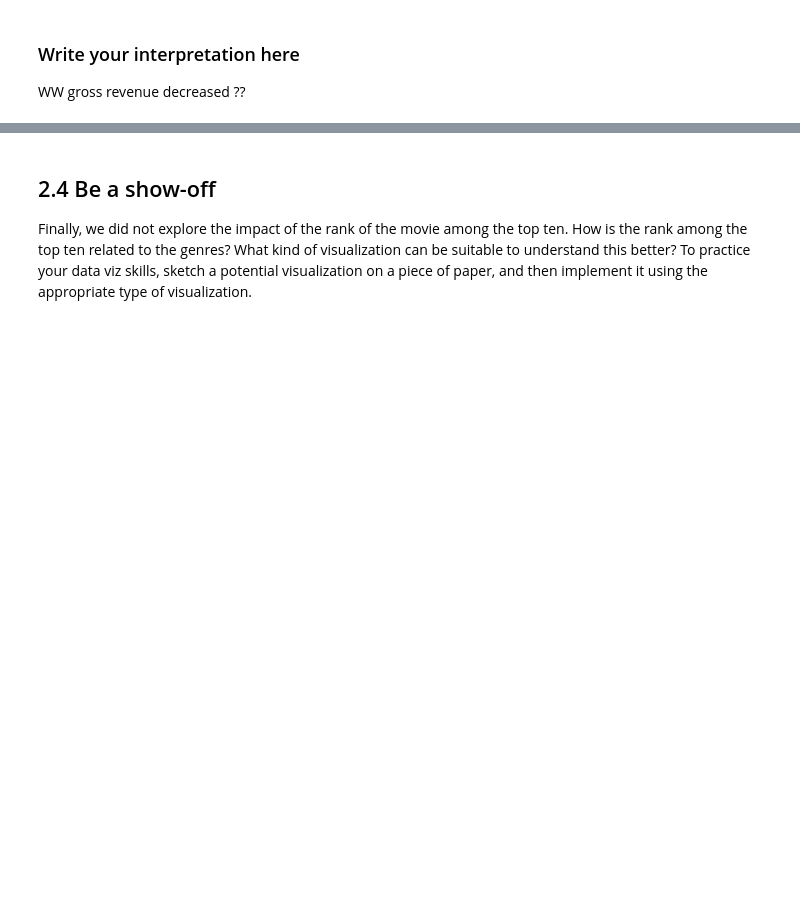
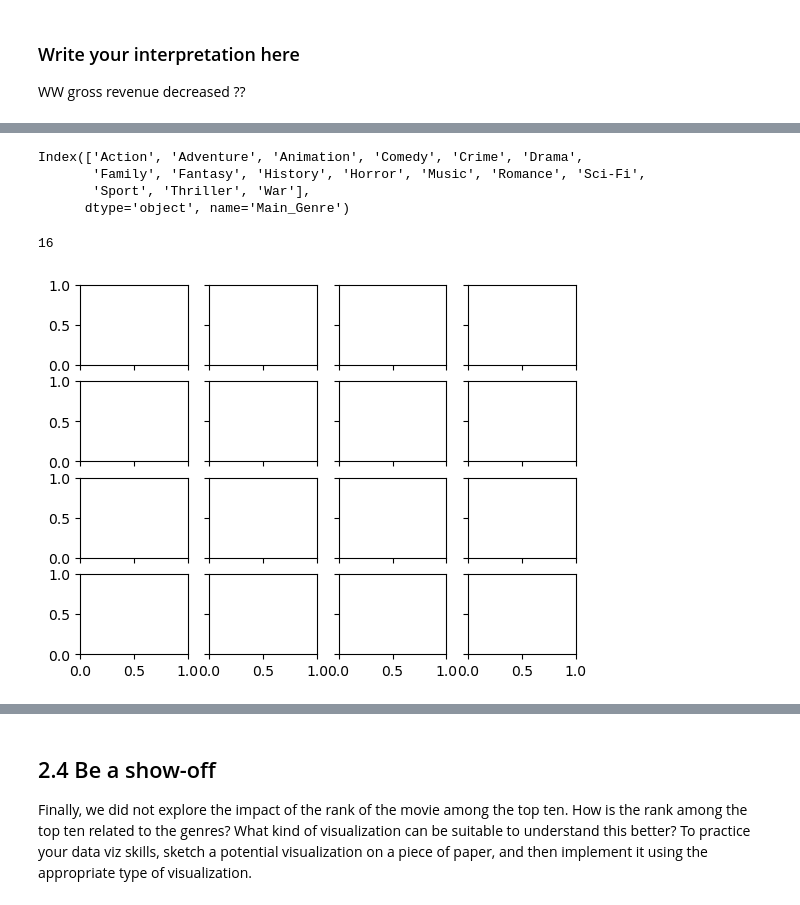
Before and after one commit to CamilleDelgrange/2022, a Jupyter notebook: Tutorials/02 - Data viz and data from the web/Becoming a DataVizard exercise.ipynb, the cells around one changed output, grey strips where cells are left out. Cells and saved outputs as stored; diff of their text form; code cells hidden in the pictures; blank space fills up the shorter version.

```diff
--- a/Tutorials/02 - Data viz and data from the web/Becoming a DataVizard exercise.ipynb
+++ b/Tutorials/02 - Data viz and data from the web/Becoming a DataVizard exercise.ipynb
@@ -293,0 +294,17 @@ WW gross revenue decreased ??
+# %%
+# Calculate stats by genre here
+stats_by_genre = movies.groupby('Main_Genre').apply(lambda x: pd.Series({
+        'length': x['length'].values
+    }))
+print(stats_by_genre.index)
+# %% [output]
+Index(['Action', 'Adventure', 'Animation', 'Comedy', 'Crime', 'Drama',
+       'Family', 'Fantasy', 'History', 'Horror', 'Music', 'Romance', 'Sci-Fi',
+       'Sport', 'Thriller', 'War'],
+      dtype='object', name='Main_Genre')
+# %%
+fig, axes = plt.subplots(4, 4, sharex=True, sharey=True)
+print(len(axes.reshape(-1)))
+# %% [output]
+16
+[figure, added]
```
Also changed, not shown: parts of 6 cells of this notebook.
